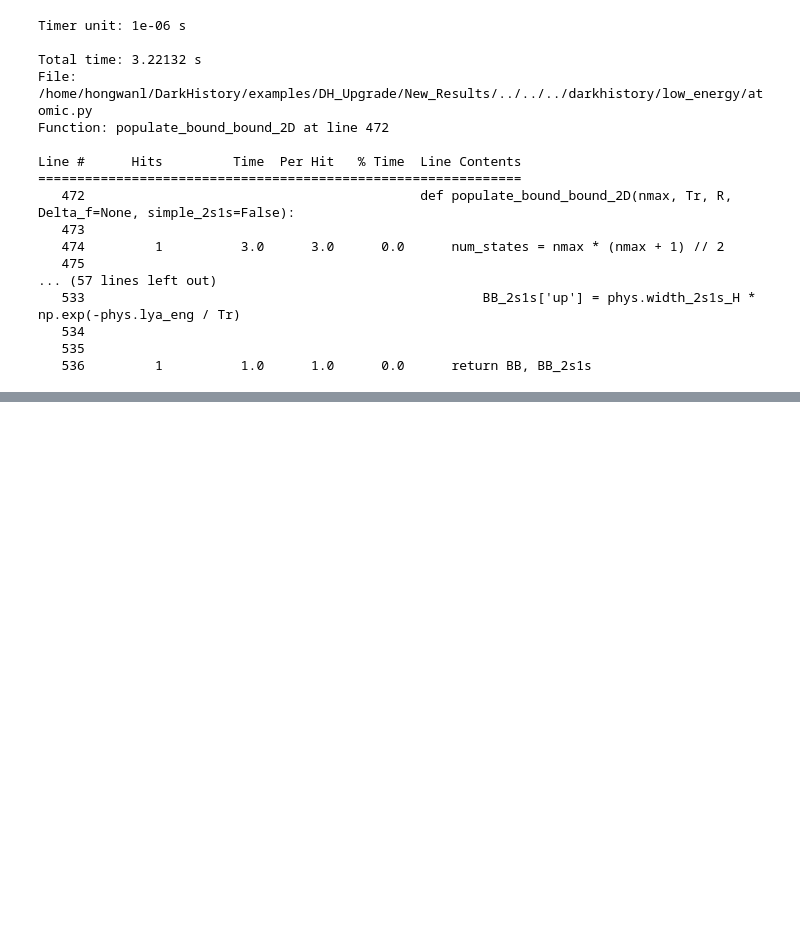
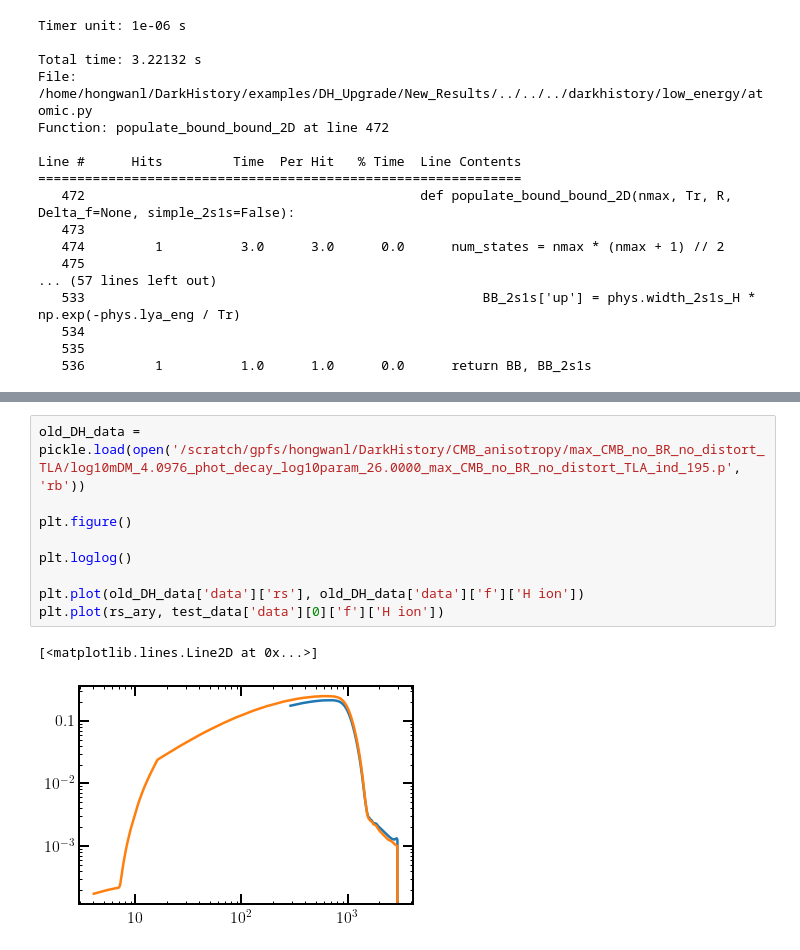
Before and after one commit to hongwanliu/DarkHistory, a Jupyter notebook: examples/DH_Upgrade/New_Results/testing.ipynb, the cells around one changed output, grey strips where cells are left out. Cells and saved outputs as stored; diff of their text form; blank space fills up the shorter version.

```diff
--- a/examples/DH_Upgrade/New_Results/testing.ipynb
+++ b/examples/DH_Upgrade/New_Results/testing.ipynb
@@ -345,0 +397,12 @@ plt.plot(rs_ary, x_full_ary[1:,1:])
+# %%
+old_DH_data = pickle.load(open('/scratch/gpfs/hongwanl/DarkHistory/CMB_anisotropy/max_CMB_no_BR_no_distort_TLA/log10mDM_4.0976_phot_decay_log10param_26.0000_max_CMB_no_BR_no_distort_TLA_ind_195.p', 'rb'))
+
+plt.figure()
+
+plt.loglog()
+
+plt.plot(old_DH_data['data']['rs'], old_DH_data['data']['f']['H ion'])
+plt.plot(rs_ary, test_data['data'][0]['f']['H ion'])
+# %% [output]
+[<matplotlib.lines.Line2D at 0x...>]
+[figure, added]
```
Also changed, not shown: parts of 11 cells of this notebook, 4 other files.
